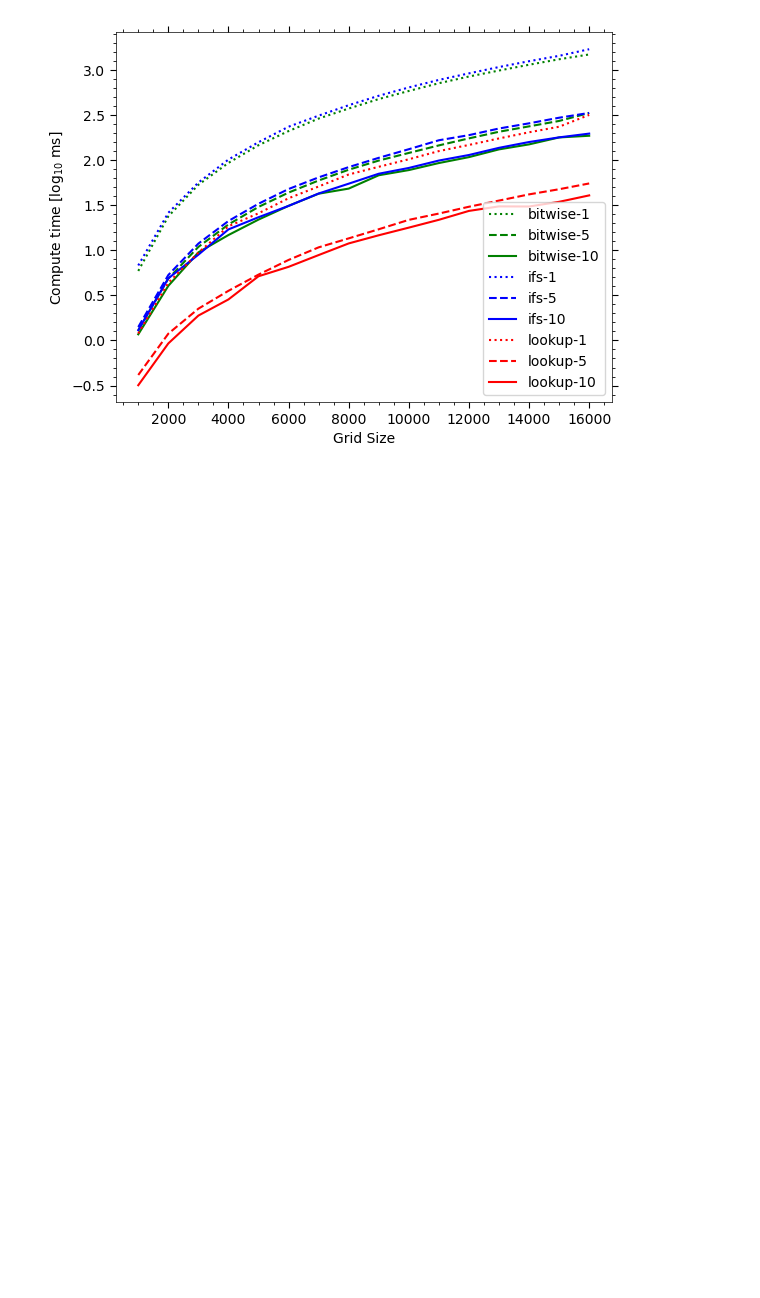
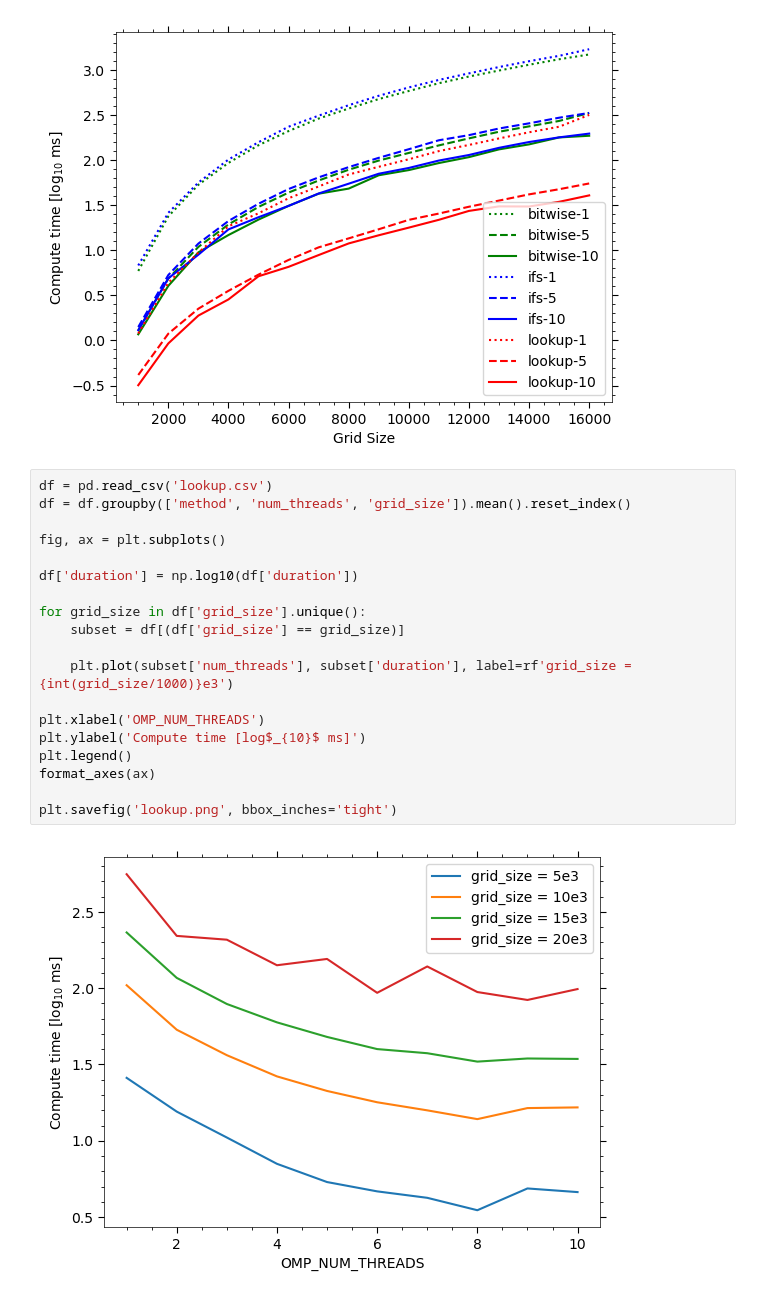
Before and after one commit to adnansiddiquei/conways_game_of_life, a Jupyter notebook: src/plotting/plots.ipynb, the cells around one changed output. Cells and saved outputs as stored; diff of their text form; blank space fills up the shorter version.

```diff
--- a/src/plotting/plots.ipynb
+++ b/src/plotting/plots.ipynb
@@ -144,3 +102,24 @@ format_axes(ax)
 plt.savefig('transitions.png', bbox_inches='tight')
 # %% [output]
 [figure]
+# %%
+df = pd.read_csv('lookup.csv')
+df = df.groupby(['method', 'num_threads', 'grid_size']).mean().reset_index()
+
+fig, ax = plt.subplots()
+
+df['duration'] = np.log10(df['duration'])
+
+for grid_size in df['grid_size'].unique():
+    subset = df[(df['grid_size'] == grid_size)]
+
+    plt.plot(subset['num_threads'], subset['duration'], label=rf'grid_size = {int(grid_size/1000)}e3')
+
+plt.xlabel('OMP_NUM_THREADS')
+plt.ylabel('Compute time [log$_{10}$ ms]')
+plt.legend()
+format_axes(ax)
+
+plt.savefig('lookup.png', bbox_inches='tight')
+# %% [output]
+[figure, added]
```
Also changed, not shown: parts of 3 cells of this notebook, 1 other file.
